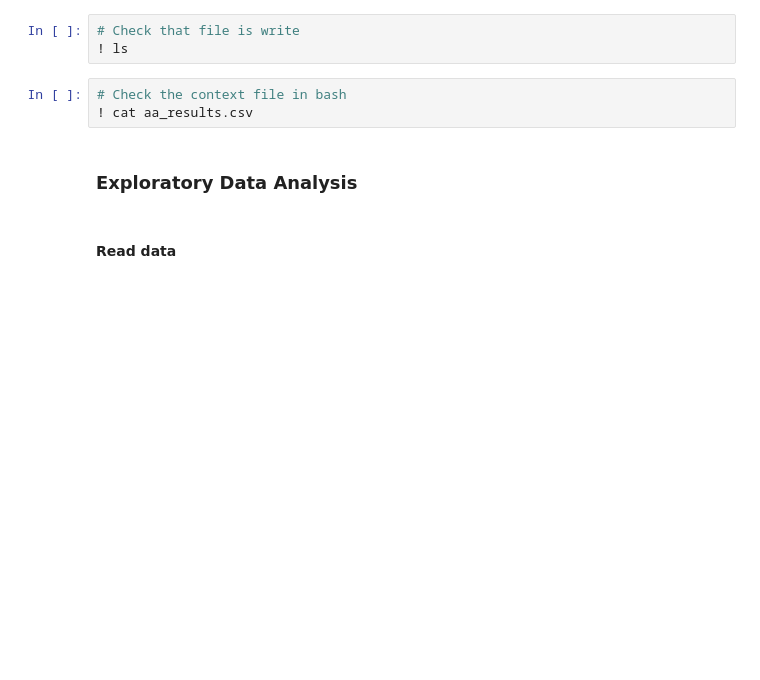
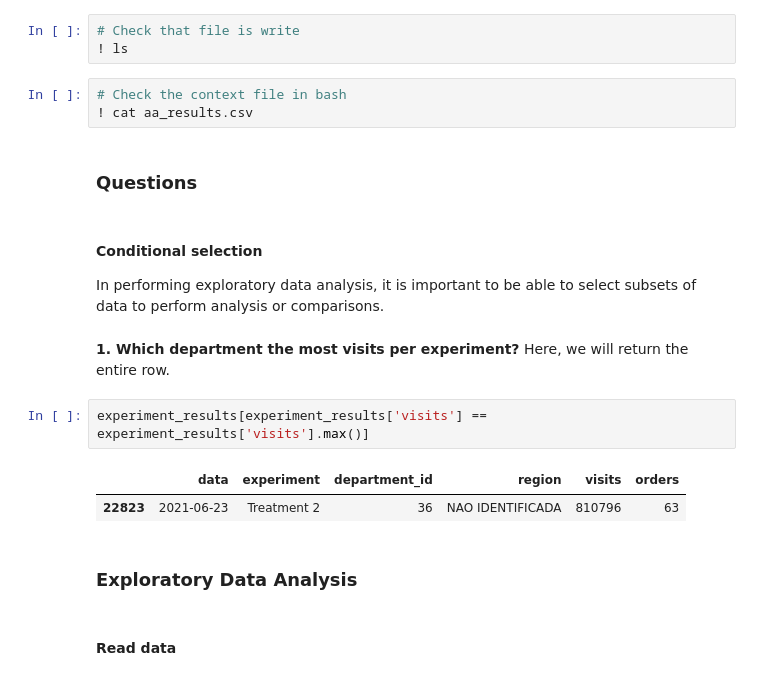
Before and after one commit to RaniereRamos/Consultoria, a Jupyter notebook: AA_test_results.ipynb, the cells around one changed output. Cells and saved outputs as stored; diff of their text form; blank space fills up the shorter version.

```diff
--- a/AA_test_results.ipynb
+++ b/AA_test_results.ipynb
@@ -220,6 +239,18 @@ df.to_csv('aa_results.csv', index=False)
 # %%
 # Check the context file in bash
 ! cat aa_results.csv
+# %% [markdown]
+### **Questions**
+# %% [markdown]
+#### **Conditional selection**
+In performing exploratory data analysis, it is important to be able to select subsets of data to perform analysis or comparisons.
+# %% [markdown]
+**1. Which department the most visits per experiment?** Here, we will return the entire row.
+# %%
+experiment_results[experiment_results['visits'] == experiment_results['visits'].max()]
+# %% [output]
+|  | data | experiment | department_id | region | visits | orders |
+| 22823 | 2021-06-23 | Treatment 2 | 36 | NAO IDENTIFICADA | 810796 | 63 |
 # %% [markdown]
 ### **Exploratory Data Analysis**
 # %% [markdown]
```
Also changed, not shown: parts of 2 cells of this notebook.
